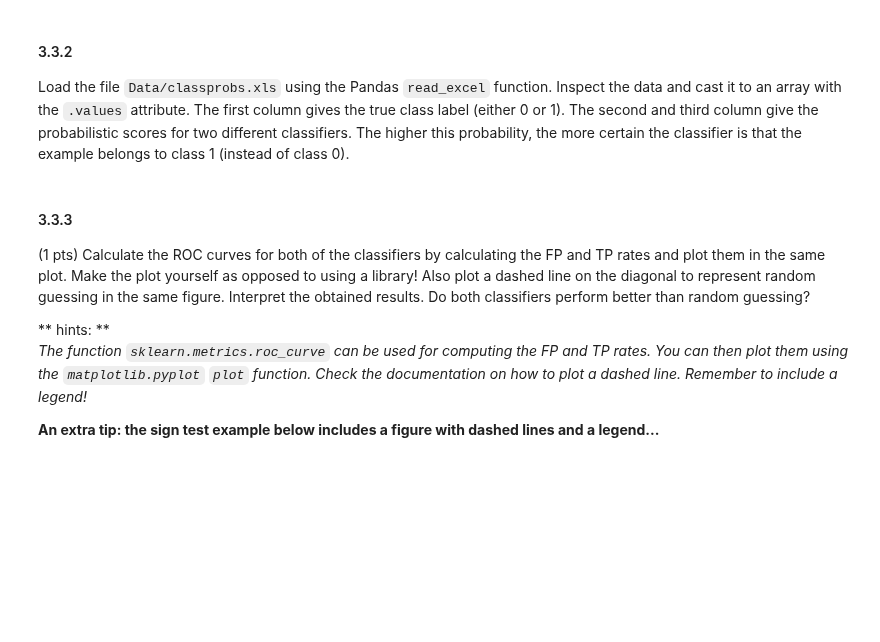
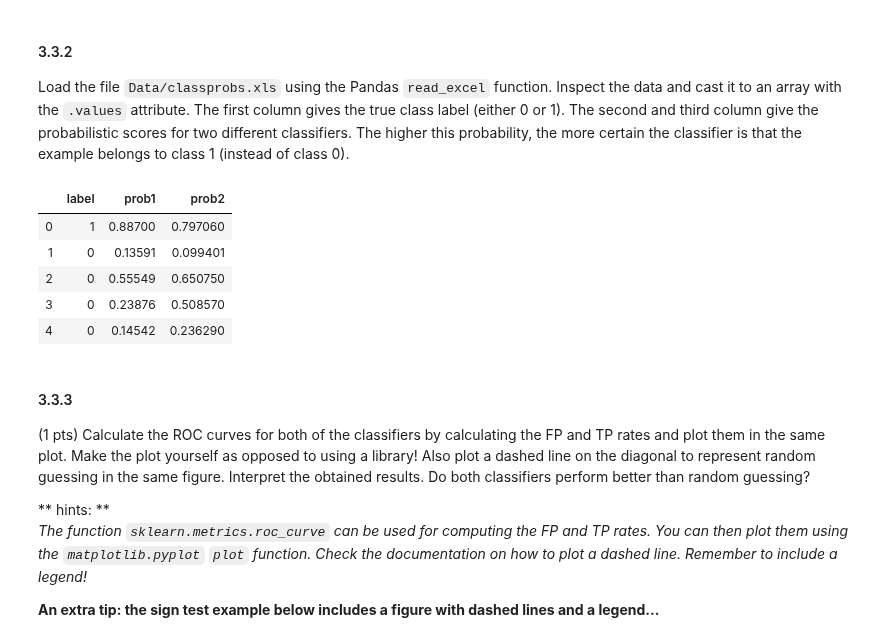
Before and after one commit to gabrielraya/Data-Mining, a Jupyter notebook: Assignment_3/Assignment_3.ipynb, the cells around one changed output. Cells and saved outputs as stored; diff of their text form; code cells hidden in the pictures; blank space fills up the shorter version.

```diff
--- a/Assignment_3/Assignment_3.ipynb
+++ b/Assignment_3/Assignment_3.ipynb
@@ -178,3 +187,16 @@ write your answer here
 # %% [markdown]
 #### 3.3.2
   Load the file `Data/classprobs.xls` using the Pandas `read_excel` function. Inspect the data and cast it to an array with the `.values` attribute. The first column gives the true class label (either 0 or 1). The second and third column give the probabilistic scores for two different classifiers. The higher this probability, the more certain the classifier is that the example belongs to class 1 (instead of class 0).
+# %%
+import pandas as pd
+import numpy as np
+
+df = pd.read_excel('./Data/classprobs.xls', header=None, names=['label', 'prob1', 'prob2'])
+df.head()
+# %% [output]
+|  | label | prob1 | prob2 |
+| 0 | 1 | 0.88700 | 0.797060 |
+| 1 | 0 | 0.13591 | 0.099401 |
+| 2 | 0 | 0.55549 | 0.650750 |
+| 3 | 0 | 0.23876 | 0.508570 |
+| 4 | 0 | 0.14542 | 0.236290 |
```
Also changed, not shown: parts of 10 cells of this notebook.
